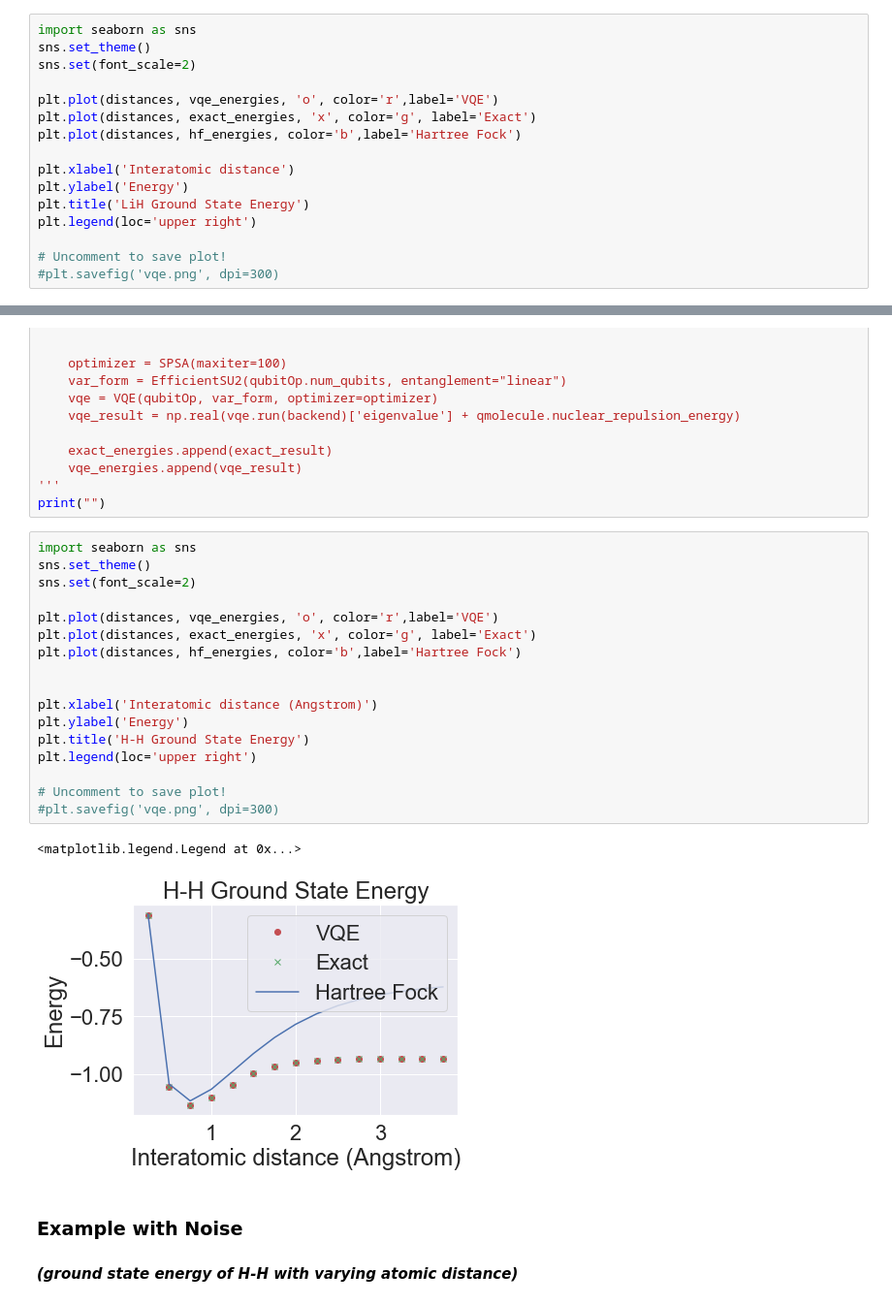
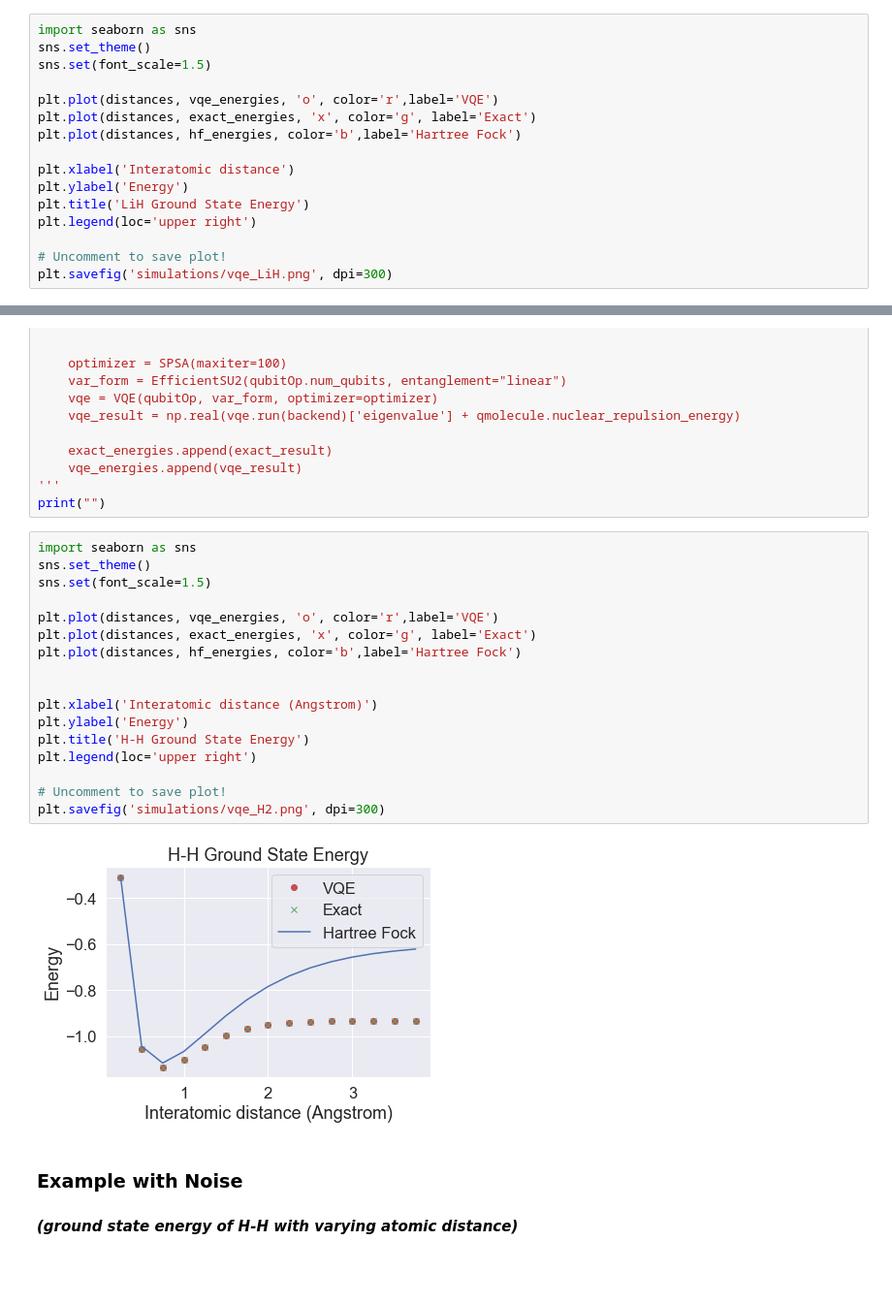
Before and after one commit to yaleqc/vqe-error-mitigation, a Jupyter notebook: VQE.ipynb, the cells around one changed output, grey strips where cells are left out. Shown: that part at 97% size. Cells and saved outputs as stored; diff of their text form; blank space fills up the shorter version.

```diff
--- a/VQE.ipynb
+++ b/VQE.ipynb
@@ -358,7 +358,7 @@ for i in tqdm(range(len(distances))):
 # %%
 import seaborn as sns
 sns.set_theme()
-sns.set(font_scale=2)
+sns.set(font_scale=1.5)
 
 plt.plot(distances, vqe_energies, 'o', color='r',label='VQE')
 plt.plot(distances, exact_energies, 'x', color='g', label='Exact')
@@ -370,5 +370,5 @@ plt.title('LiH Ground State Energy')
 plt.legend(loc='upper right')
 
 # Uncomment to save plot!
-#plt.savefig('vqe.png', dpi=300)
+plt.savefig('simulations/vqe_LiH.png', dpi=300)
 # %% [output]
@@ -469,23 +468,22 @@ print("")
 # %%
 import seaborn as sns
 sns.set_theme()
-sns.set(font_scale=2)
+sns.set(font_scale=1.5)
 
 plt.plot(distances, vqe_energies, 'o', color='r',label='VQE')
 plt.plot(distances, exact_energies, 'x', color='g', label='Exact')
 plt.plot(distances, hf_energies, color='b',label='Hartree Fock')
 
 
 plt.xlabel('Interatomic distance (Angstrom)')
 plt.ylabel('Energy')
 plt.title('H-H Ground State Energy')
 plt.legend(loc='upper right')
 
 # Uncomment to save plot!
-#plt.savefig('vqe.png', dpi=300)
+plt.savefig('simulations/vqe_H2.png', dpi=300)
 # %% [output]
-<matplotlib.legend.Legend at 0x...>
-[figure, old version]
+[figure, new version]
 # %% [markdown]
 ### Example with Noise
 #### _(ground state energy of H-H with varying atomic distance)_
```
Also changed, not shown: parts of 2 cells of this notebook, 6 other files.
